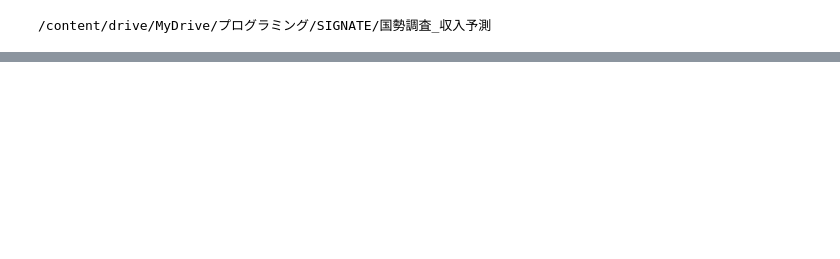
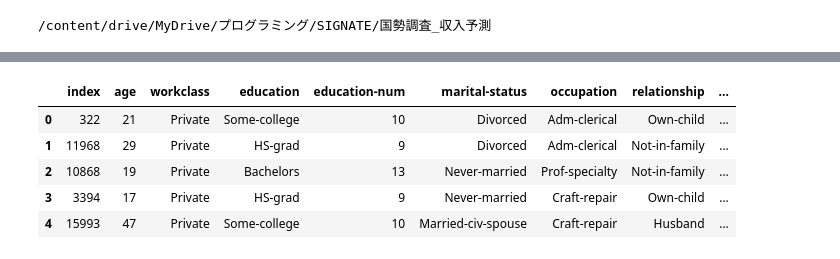
Before and after one commit to HARIBO8/Census_Income_Survey, a Jupyter notebook: Untitled0.ipynb, the cells around one changed output, grey strips where cells are left out. Cells and saved outputs as stored; diff of their text form; code cells hidden in the pictures; blank space fills up the shorter version.

```diff
--- a/Untitled0.ipynb
+++ b/Untitled0.ipynb
@@ -16,0 +30,10 @@ print(4)
+# %%
+train_data = pd.read_csv('train.csv')
+display(train_data.head())
+# %% [output]
+|  | index | age | workclass | education | education-num | marital-status | occupation | relationship | ... |
+| 0 | 322 | 21 | Private | Some-college | 10 | Divorced | Adm-clerical | Own-child | ... |
+| 1 | 11968 | 29 | Private | HS-grad | 9 | Divorced | Adm-clerical | Not-in-family | ... |
+| 2 | 10868 | 19 | Private | Bachelors | 13 | Never-married | Prof-specialty | Not-in-family | ... |
+| 3 | 3394 | 17 | Private | HS-grad | 9 | Never-married | Craft-repair | Own-child | ... |
+| 4 | 15993 | 47 | Private | Some-college | 10 | Married-civ-spouse | Craft-repair | Husband | ... |
```
Also changed, not shown: parts of 19 cells of this notebook.
